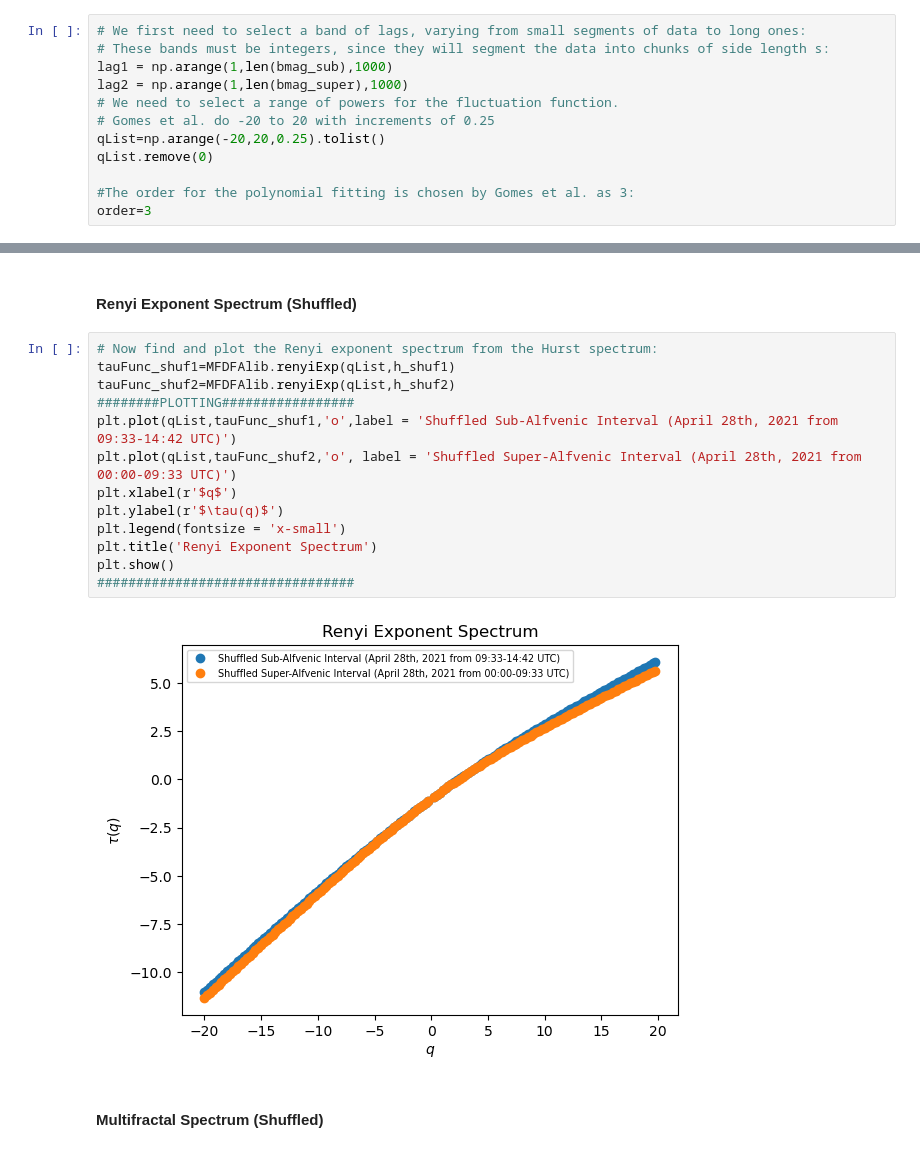
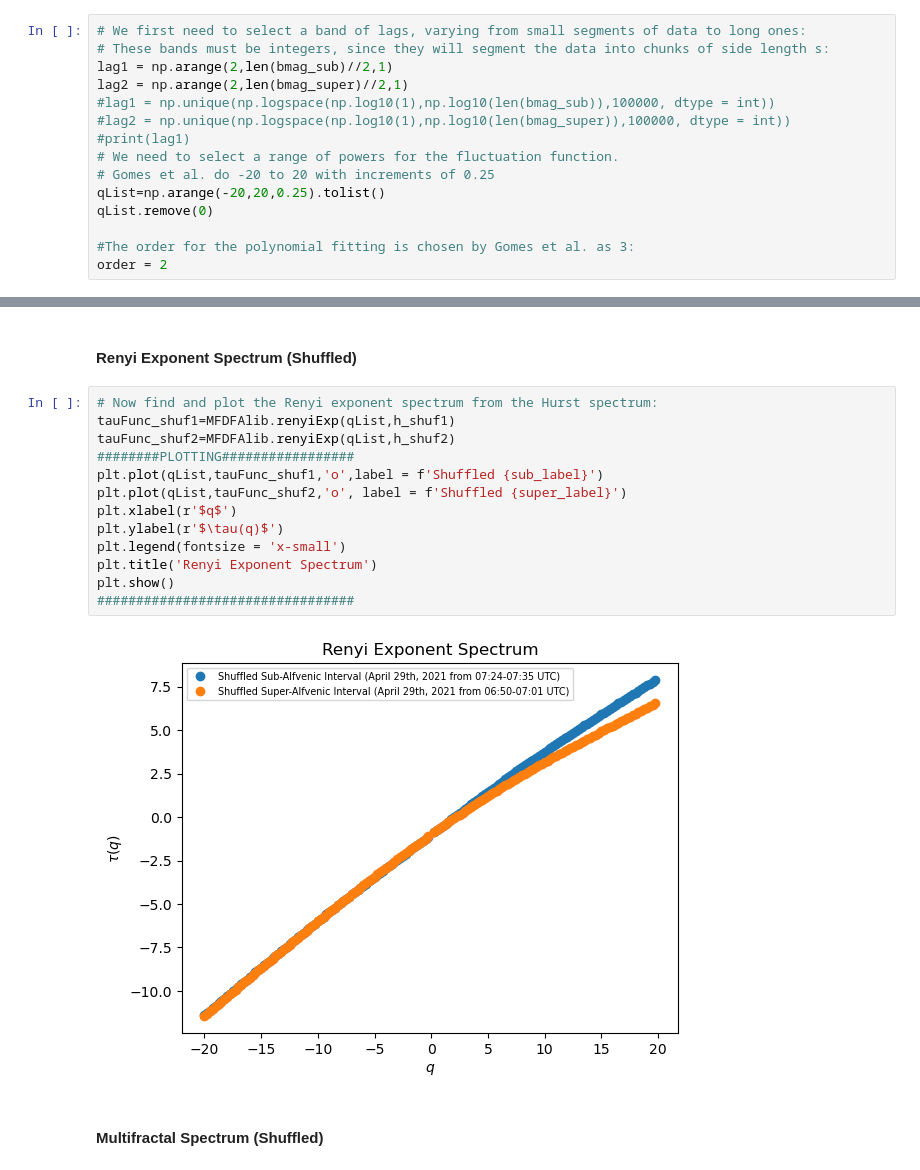
Before and after one commit to sfcoscia/Solar_Wind_MFDFA, a Jupyter notebook: PSP_Intervals/MFDFA_PSP_Interval2.ipynb, the cells around one changed output, grey strips where cells are left out. Drawn from its saved outputs; the diff is of its cells as text.

```diff
--- a/PSP_Intervals/MFDFA_PSP_Interval2.ipynb
+++ b/PSP_Intervals/MFDFA_PSP_Interval2.ipynb
@@ -78,12 +84,15 @@ super_label = 'Super-Alfvenic Interval (April 28th, 2021 from 00:00-09:33 UTC)'
 # %%
 # We first need to select a band of lags, varying from small segments of data to long ones:
 # These bands must be integers, since they will segment the data into chunks of side length s:
-lag1 = np.arange(1,len(bmag_sub),1000)
-lag2 = np.arange(1,len(bmag_super),1000)
+lag1 = np.arange(2,len(bmag_sub)//2,1)
+lag2 = np.arange(2,len(bmag_super)//2,1)
+#lag1 = np.unique(np.logspace(np.log10(1),np.log10(len(bmag_sub)),100000, dtype = int))
+#lag2 = np.unique(np.logspace(np.log10(1),np.log10(len(bmag_super)),100000, dtype = int))
+#print(lag1)
 # We need to select a range of powers for the fluctuation function.
 # Gomes et al. do -20 to 20 with increments of 0.25
 qList=np.arange(-20,20,0.25).tolist()
 qList.remove(0)
 
 #The order for the polynomial fitting is chosen by Gomes et al. as 3:
-order=3
+order = 2
@@ -210,18 +243,18 @@ plt.show()
 # %%
 # Now find and plot the Renyi exponent spectrum from the Hurst spectrum:
 tauFunc_shuf1=MFDFAlib.renyiExp(qList,h_shuf1)
 tauFunc_shuf2=MFDFAlib.renyiExp(qList,h_shuf2)
 ########PLOTTING#################
-plt.plot(qList,tauFunc_shuf1,'o',label = 'Shuffled Sub-Alfvenic Interval (April 28th, 2021 from 09:33-14:42 UTC)')
-plt.plot(qList,tauFunc_shuf2,'o', label = 'Shuffled Super-Alfvenic Interval (April 28th, 2021 from 00:00-09:33 UTC)')
+plt.plot(qList,tauFunc_shuf1,'o',label = f'Shuffled {sub_label}')
+plt.plot(qList,tauFunc_shuf2,'o', label = f'Shuffled {super_label}')
 plt.xlabel(r'$q$')
 plt.ylabel(r'$\tau(q)$')
 plt.legend(fontsize = 'x-small')
 plt.title('Renyi Exponent Spectrum')
 plt.show()
 #################################
 # %% [output]
-[figure, old version]
+[figure, new version]
 # %% [markdown]
 #### Multifractal Spectrum (Shuffled)
 # %%
```
Also changed, not shown: parts of 32 cells of this notebook, 20 other files.
